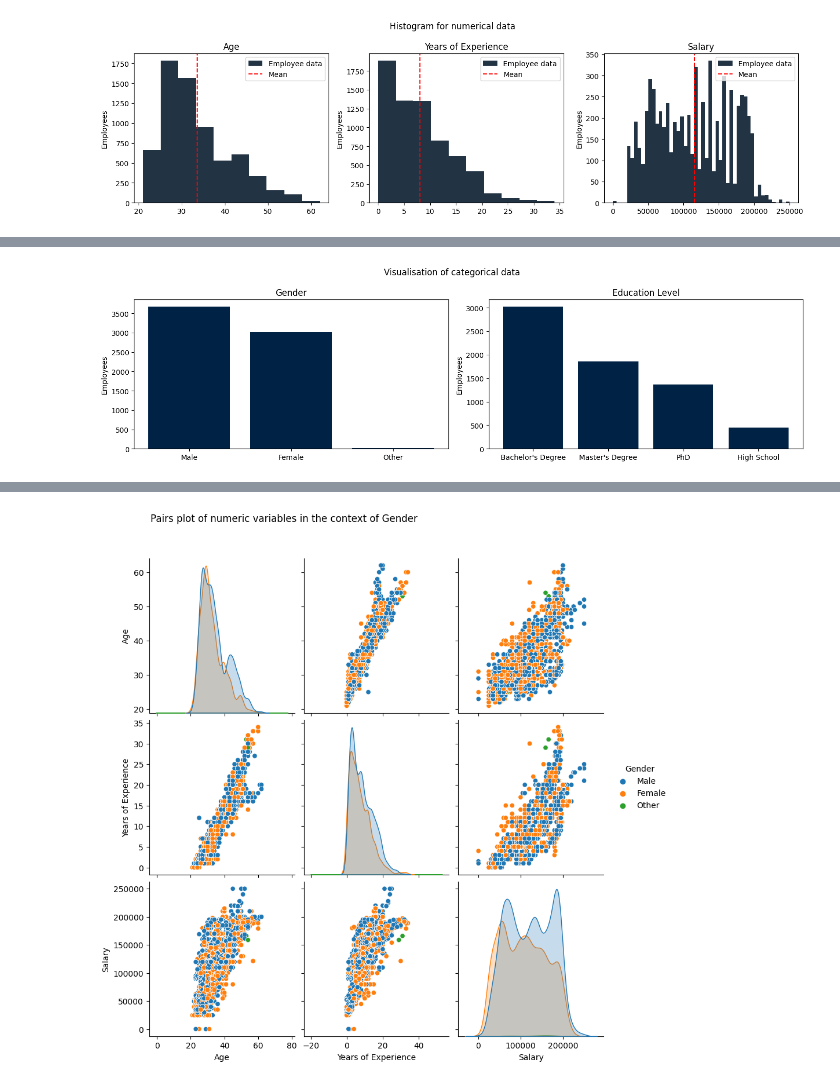
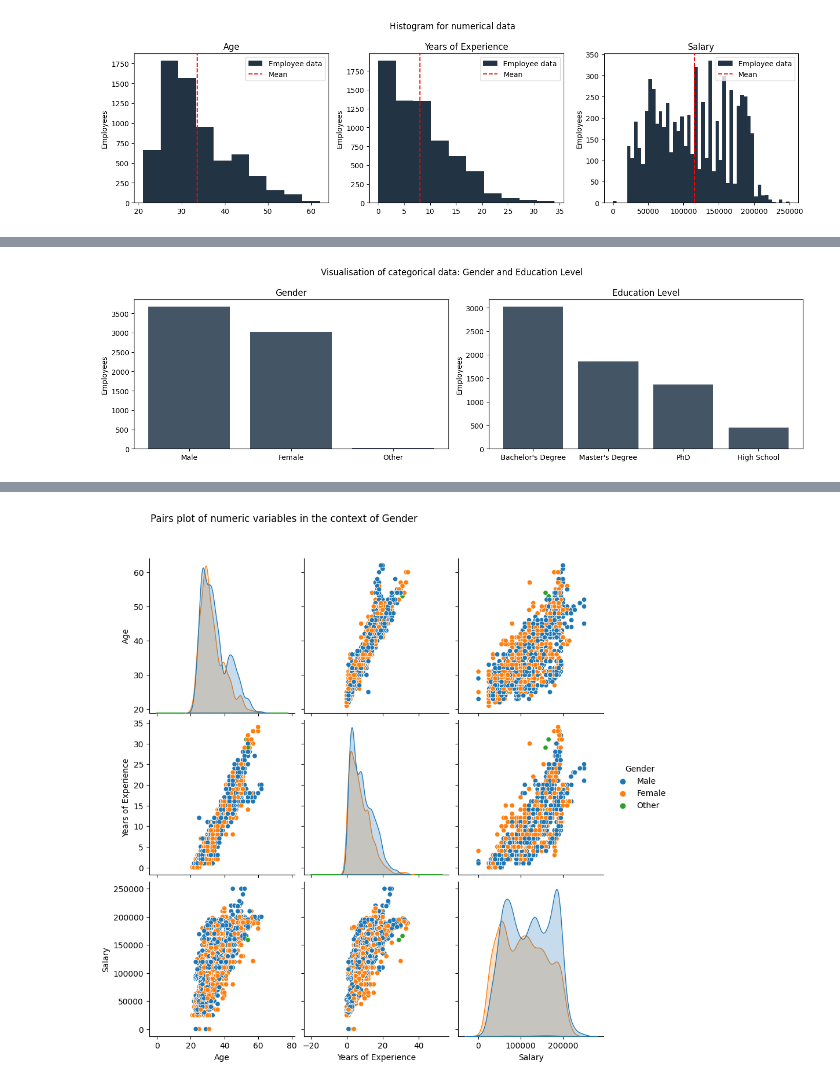
Before and after one commit to noyo0/ProgrammingForDataAnalysis, a Jupyter notebook: Project1/Project1.ipynb, the cells around one changed output, grey strips where cells are left out. Saved outputs shown, nothing was run; the diff lists cells and outputs as text; code cells hidden in the pictures.

```diff
--- a/Project1/Project1.ipynb
+++ b/Project1/Project1.ipynb
@@ -215,20 +231,19 @@ A bar chart is a visual representation of categorical data where bars of varying
 # %%
 # Bar plots for categorical variables
 c=['Gender', 'Education Level', 'Job Title'] # set column names
 #set up plot for 3 charts
 fig, axs = plt.subplots(1,2, figsize=(14,4))
-fig.suptitle('Visualisation of categorical data',fontsize=12)
+fig.suptitle('Visualisation of categorical data: Gender and Education Level',fontsize=12)
 #set grid coordinates for subplots
-#rows=[0,0,0]
 cols=[0,1]
 #loop through data and draw histograms
 for i in range(2):
     # generate subplots and place them on predefined coordinates
-    axs[cols[i]].bar(df[c[i]].value_counts().index, df[c[i]].value_counts(), color='#002244')
+    axs[cols[i]].bar(df[c[i]].value_counts().index, df[c[i]].value_counts(), color='#445566')
     axs[cols[i]].set_title(c[i])
     axs[cols[i]].set_ylabel('Employees')  # Set y-axis label
 
 plt.tight_layout() #keep the text from overlapping
 plt.show()
 # %% [output]
-[figure, old version]
+[figure, new version]
```
Also changed, not shown: parts of 30 cells of this notebook.
